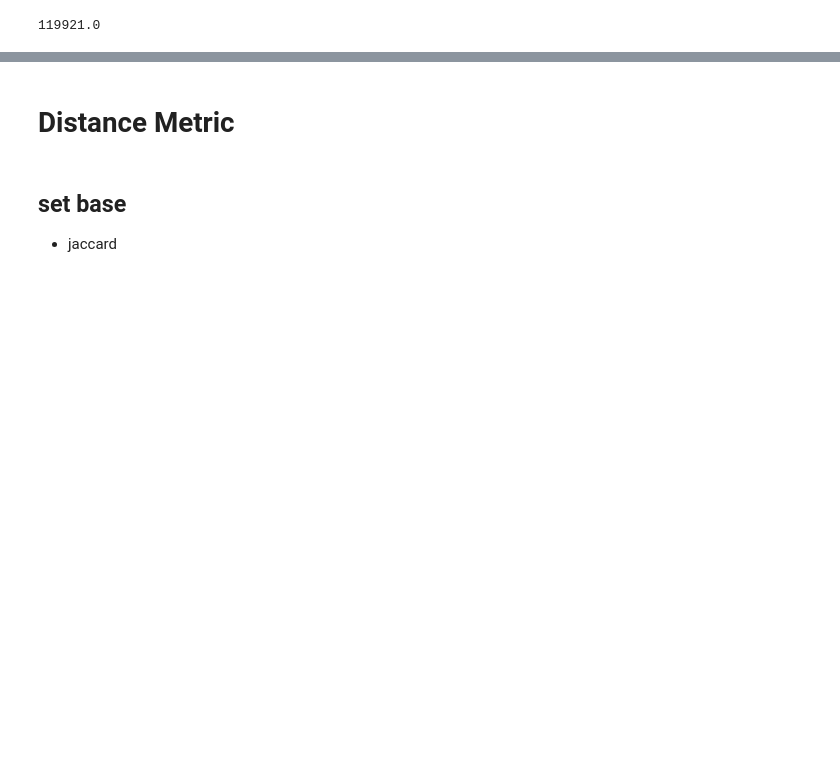
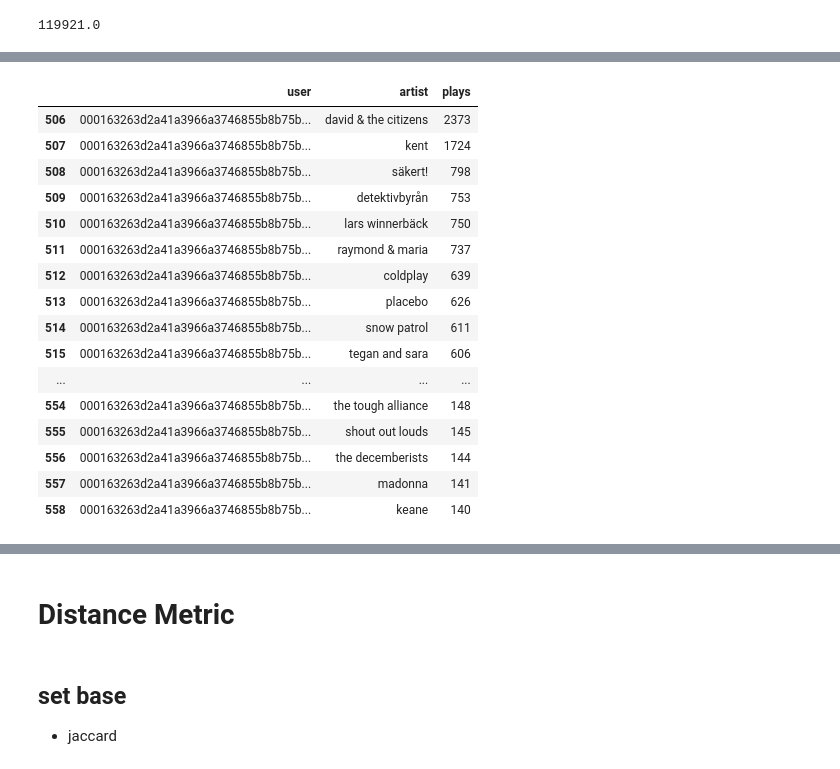
Before and after one commit to 000Nelson000/PlayRecommendSystem, a Jupyter notebook: lastfm_sim.ipynb, the cells around one changed output, grey strips where cells are left out. Saved outputs shown, nothing was run; the diff lists cells and outputs as text; code cells hidden in the pictures; blank space fills up the shorter version.

```diff
--- a/lastfm_sim.ipynb
+++ b/lastfm_sim.ipynb
@@ -160,0 +224,15 @@ from sklearn.preprocessing import
+# %%
+artist_id_to_name = {}
+artist_name_to_id = {}
+temp = data['artist'][:100]
+# %%
+user_id_to_name = {}
+user_name_to_id = {}
+# %%
+for name,idx in zip(data['artist'],data['artist'].cat.codes):
+    artist_id_to_name[idx] = name
+    artist_name_to_id[name] = idx
+# %%
+for name,idx in zip(data['user'], data['user'].cat.codes):
+    user_id_to_name[idx] = name
+    user_name_to_id[name] = idx
@@ -160,0 +344,20 @@ from sklearn.preprocessing import
+# %%
+data[data['user'] == user_id_to_name[user_id]].head(100)
+# %% [output]
+|  | user | artist | plays |
+| 506 | 000163263d2a41a3966a3746855b8b75b... | david & the citizens | 2373 |
+| 507 | 000163263d2a41a3966a3746855b8b75b... | kent | 1724 |
+| 508 | 000163263d2a41a3966a3746855b8b75b... | säkert! | 798 |
+| 509 | 000163263d2a41a3966a3746855b8b75b... | detektivbyrån | 753 |
+| 510 | 000163263d2a41a3966a3746855b8b75b... | lars winnerbäck | 750 |
+| 511 | 000163263d2a41a3966a3746855b8b75b... | raymond & maria | 737 |
+| 512 | 000163263d2a41a3966a3746855b8b75b... | coldplay | 639 |
+| 513 | 000163263d2a41a3966a3746855b8b75b... | placebo | 626 |
+| 514 | 000163263d2a41a3966a3746855b8b75b... | snow patrol | 611 |
+| 515 | 000163263d2a41a3966a3746855b8b75b... | tegan and sara | 606 |
+| ... | ... | ... | ... |
+| 554 | 000163263d2a41a3966a3746855b8b75b... | the tough alliance | 148 |
+| 555 | 000163263d2a41a3966a3746855b8b75b... | shout out louds | 145 |
+| 556 | 000163263d2a41a3966a3746855b8b75b... | the decemberists | 144 |
+| 557 | 000163263d2a41a3966a3746855b8b75b... | madonna | 141 |
+| 558 | 000163263d2a41a3966a3746855b8b75b... | keane | 140 |
```
Also changed, not shown: parts of 60 cells of this notebook, 2 other files.
